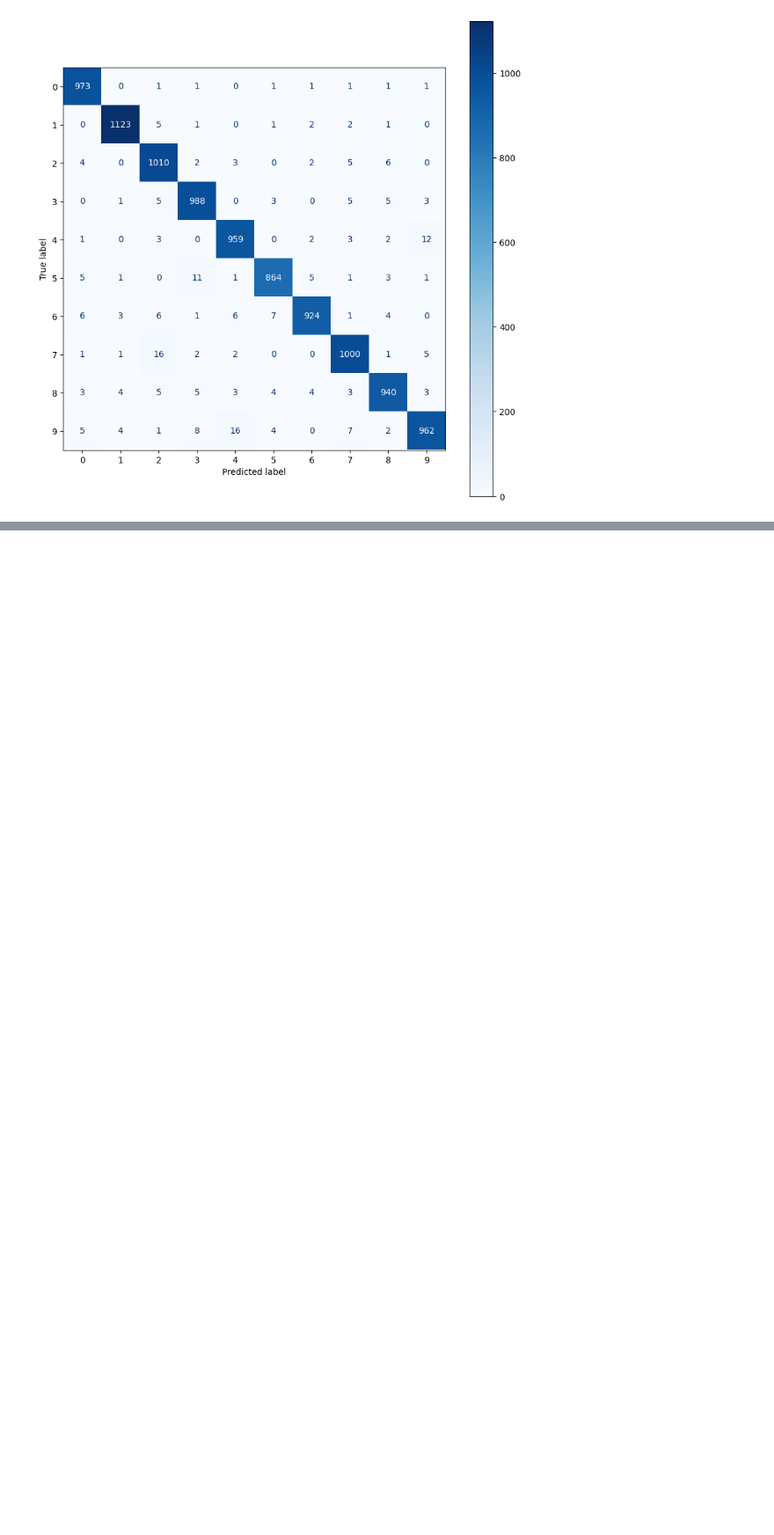
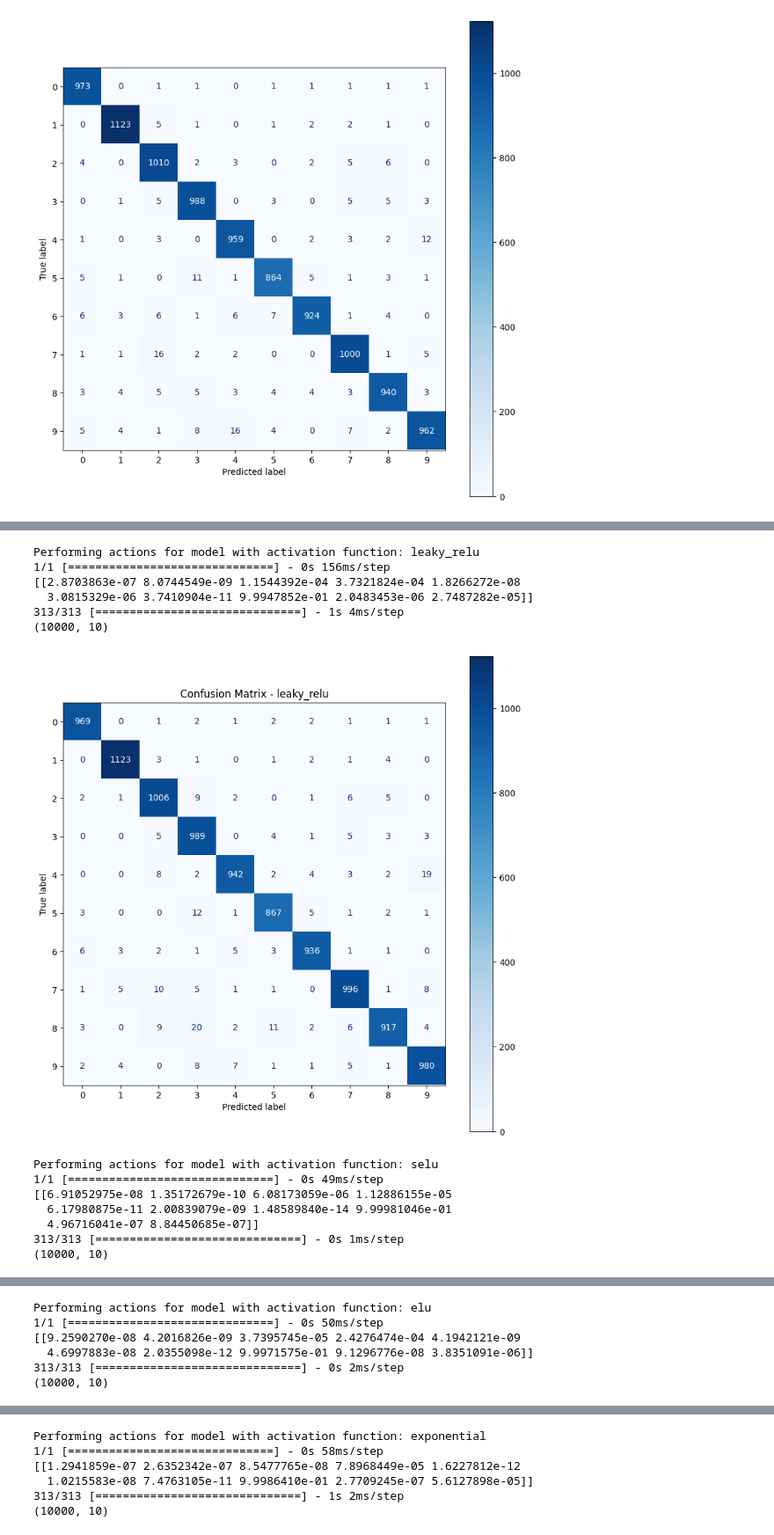
Before and after one commit to Andrzej-Swietek/AGH-Deep-Learning-CUDA, a Jupyter notebook: 01-Shallow-Models/class_shallow_net_in_tensorflow_KPI_S24.ipynb, the cells around one changed output, grey strips where cells are left out. Shown at 88% size. Cells and saved outputs as stored; diff of their text form; code cells hidden in the pictures; blank space fills up the shorter version.

```diff
--- a/01-Shallow-Models/class_shallow_net_in_tensorflow_KPI_S24.ipynb
+++ b/01-Shallow-Models/class_shallow_net_in_tensorflow_KPI_S24.ipynb
@@ -541,0 +668,48 @@ plt.show()
+# %%
+import numpy as np
+import matplotlib.pyplot as plt
+from sklearn.metrics import ConfusionMatrixDisplay, confusion_matrix
+
+# Iterate over other_models
+for entry in other_models:
+    model = entry['model']
+    if model is not None:
+        print(f"Performing actions for model with activation function: {entry['name']}")
+
+        # Make prediction with a single data point
+        valid_0 = X_valid[0].reshape(1, 784)
+        class_predict = model.predict(valid_0)
+        print(class_predict)
+
+        # Make prediction with entire dataset
+        class_predicts = model.predict(X_valid)
+        print(class_predicts.shape)
+
+        # Plot full confusion matrix
+        labels = [str(digit) for digit in range(10)]
+        y_new = np.array(np.argmax(class_predicts, axis=1))
+        full_cm = confusion_matrix(y_valid_labels, y_new)
+
+        # Plot confusion matrix
+        disp = ConfusionMatrixDisplay(confusion_matrix=full_cm, display_labels=labels)
+        fig, ax = plt.subplots(figsize=(10,10))
+        disp.plot(ax=ax, cmap=plt.cm.Blues)
+        plt.title(f'Confusion Matrix - {entry["name"]}')
+        plt.show()
+    else:
+        print(f"Skipping actions for model with activation function: {entry['name']} as it was not properly initialized.")
+# %% [output]
+Performing actions for model with activation function: leaky_relu
+1/1 [==============================] - 0s 156ms/step
+[[2.8703863e-07 8.0744549e-09 1.1544392e-04 3.7321824e-04 1.8266272e-08
+  3.0815329e-06 3.7410904e-11 9.9947852e-01 2.0483453e-06 2.7487282e-05]]
+313/313 [==============================] - 1s 4ms/step
+(10000, 10)
+[figure, added]
+Performing actions for model with activation function: selu
+1/1 [==============================] - 0s 49ms/step
+[[6.91052975e-08 1.35172679e-10 6.08173059e-06 1.12886155e-05
+  6.17980875e-11 2.00839079e-09 1.48589840e-14 9.99981046e-01
+  4.96716041e-07 8.84450685e-07]]
+313/313 [==============================] - 0s 1ms/step
+(10000, 10)
@@ -541,0 +717,6 @@ plt.show()
+Performing actions for model with activation function: elu
+1/1 [==============================] - 0s 50ms/step
+[[9.2590270e-08 4.2016826e-09 3.7395745e-05 2.4276474e-04 4.1942121e-09
+  4.6997883e-08 2.0355098e-12 9.9971575e-01 9.1296776e-08 3.8351091e-06]]
+313/313 [==============================] - 0s 2ms/step
+(10000, 10)
@@ -541,0 +724,6 @@ plt.show()
+Performing actions for model with activation function: exponential
+1/1 [==============================] - 0s 58ms/step
+[[1.2941859e-07 2.6352342e-07 8.5477765e-08 7.8968449e-05 1.6227812e-12
+  1.0215583e-08 7.4763105e-11 9.9986410e-01 2.7709245e-07 5.6127898e-05]]
+313/313 [==============================] - 1s 2ms/step
+(10000, 10)
```
Also changed, not shown: parts of 5 cells of this notebook.
